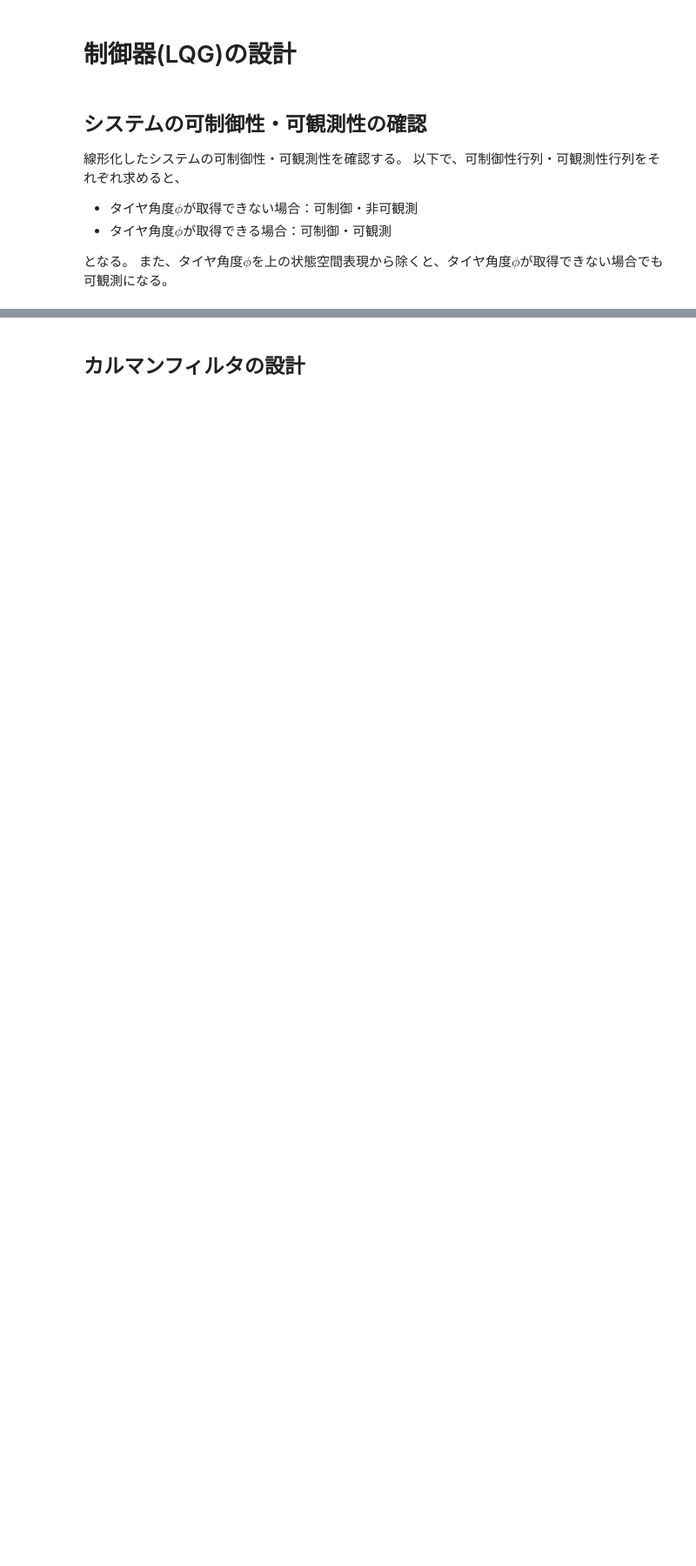
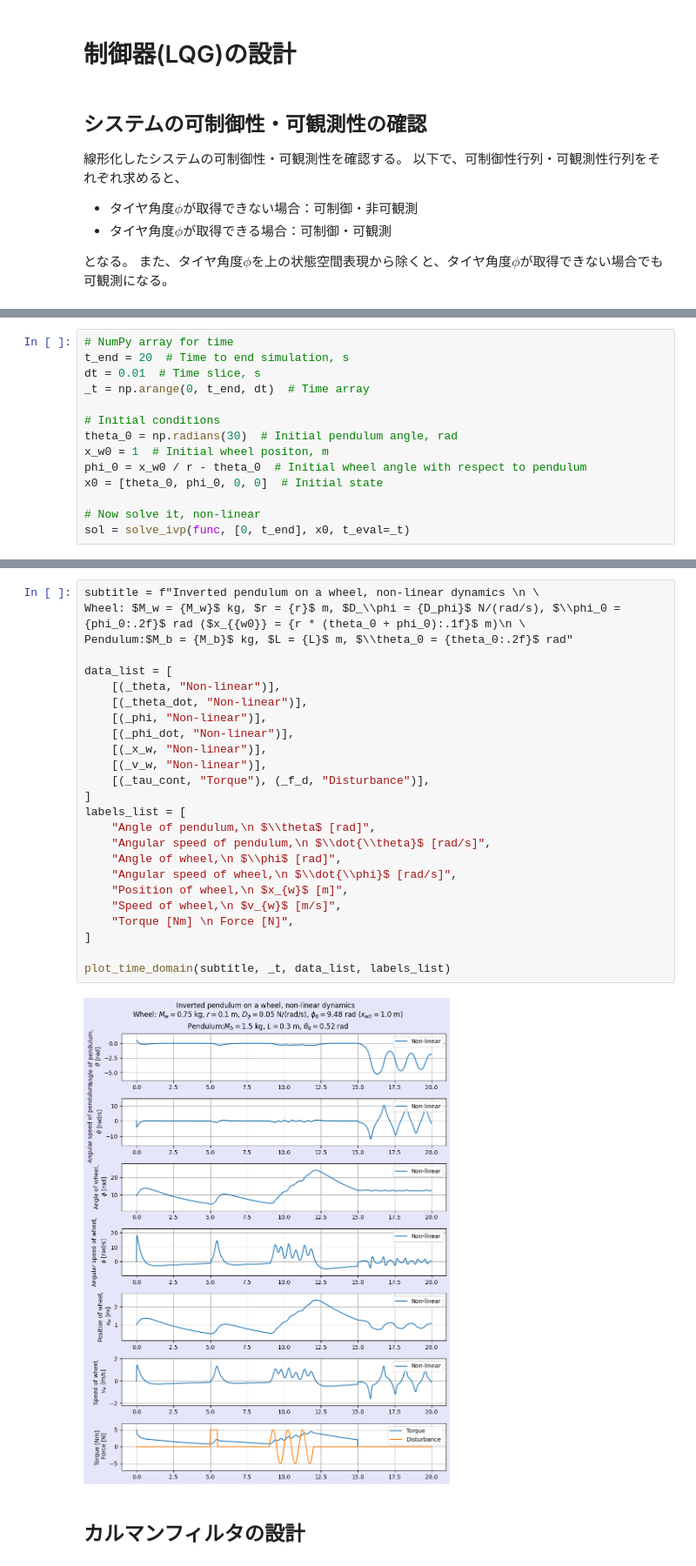
Before and after one commit to HoneyMack/wheel_inverted_pendulum, a Jupyter notebook: simlator.ipynb, the cells around one changed output, grey strips where cells are left out. Shown at 87% size. Drawn from its saved outputs; the diff is of its cells as text; blank space fills up the shorter version.

```diff
--- a/simlator.ipynb
+++ b/simlator.ipynb
@@ -1211,0 +1461,14 @@ rank U_o_wo_x: 3
+# %%
+# NumPy array for time
+t_end = 20  # Time to end simulation, s
+dt = 0.01  # Time slice, s
+_t = np.arange(0, t_end, dt)  # Time array
+
+# Initial conditions
+theta_0 = np.radians(30)  # Initial pendulum angle, rad
+x_w0 = 1  # Initial wheel positon, m
+phi_0 = x_w0 / r - theta_0  # Initial wheel angle with respect to pendulum
+x0 = [theta_0, phi_0, 0, 0]  # Initial state
+
+# Now solve it, non-linear
+sol = solve_ivp(func, [0, t_end], x0, t_eval=_t)
@@ -1212,2 +1498,29 @@ rank U_o_wo_x: 3
+# %%
+subtitle = f"Inverted pendulum on a wheel, non-linear dynamics \n \
+Wheel: $M_w = {M_w}$ kg, $r = {r}$ m, $D_\\phi = {D_phi}$ N/(rad/s), $\\phi_0 = {phi_0:.2f}$ rad ($x_{{w0}} = {r * (theta_0 + phi_0):.1f}$ m)\n \
+Pendulum:$M_b = {M_b}$ kg, $L = {L}$ m, $\\theta_0 = {theta_0:.2f}$ rad"
+
+data_list = [
+    [(_theta, "Non-linear")],
+    [(_theta_dot, "Non-linear")],
+    [(_phi, "Non-linear")],
+    [(_phi_dot, "Non-linear")],
+    [(_x_w, "Non-linear")],
+    [(_v_w, "Non-linear")],
+    [(_tau_cont, "Torque"), (_f_d, "Disturbance")],
+]
+labels_list = [
+    "Angle of pendulum,\n $\\theta$ [rad]",
+    "Angular speed of pendulum,\n $\\dot{\\theta}$ [rad/s]",
+    "Angle of wheel,\n $\\phi$ [rad]",
+    "Angular speed of wheel,\n $\\dot{\\phi}$ [rad/s]",
+    "Position of wheel,\n $x_{w}$ [m]",
+    "Speed of wheel,\n $v_{w}$ [m/s]",
+    "Torque [Nm] \n Force [N]",
+]
+
+plot_time_domain(subtitle, _t, data_list, labels_list)
+# %% [output]
+[figure, added]
 # %% [markdown]
 ## カルマンフィルタの設計
```
Also changed, not shown: parts of 13 cells of this notebook.
